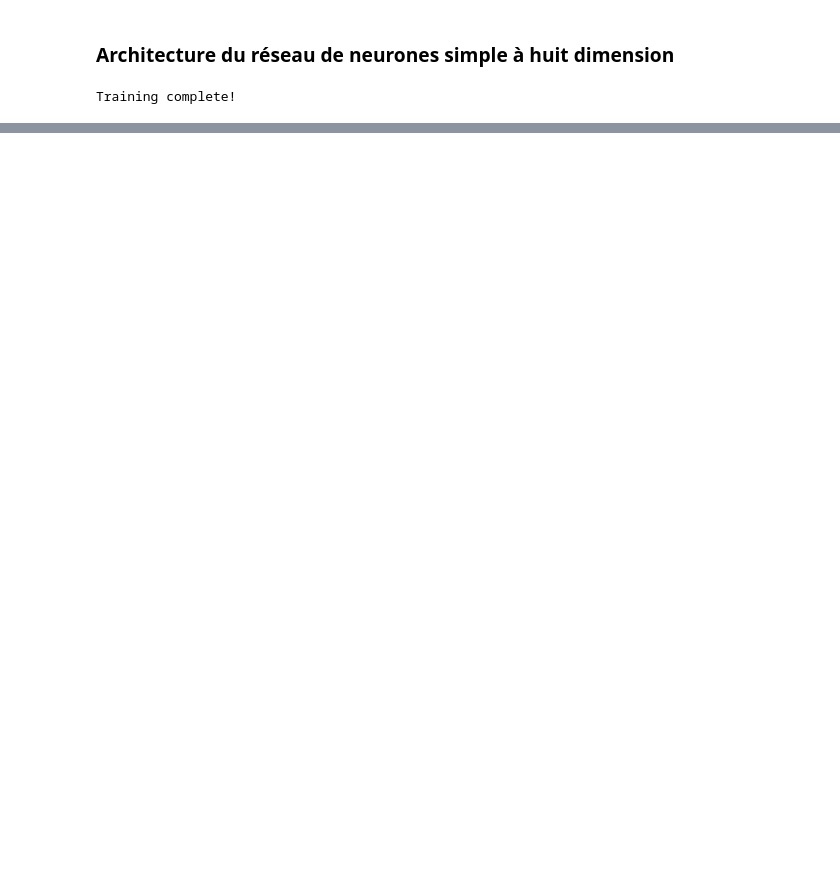
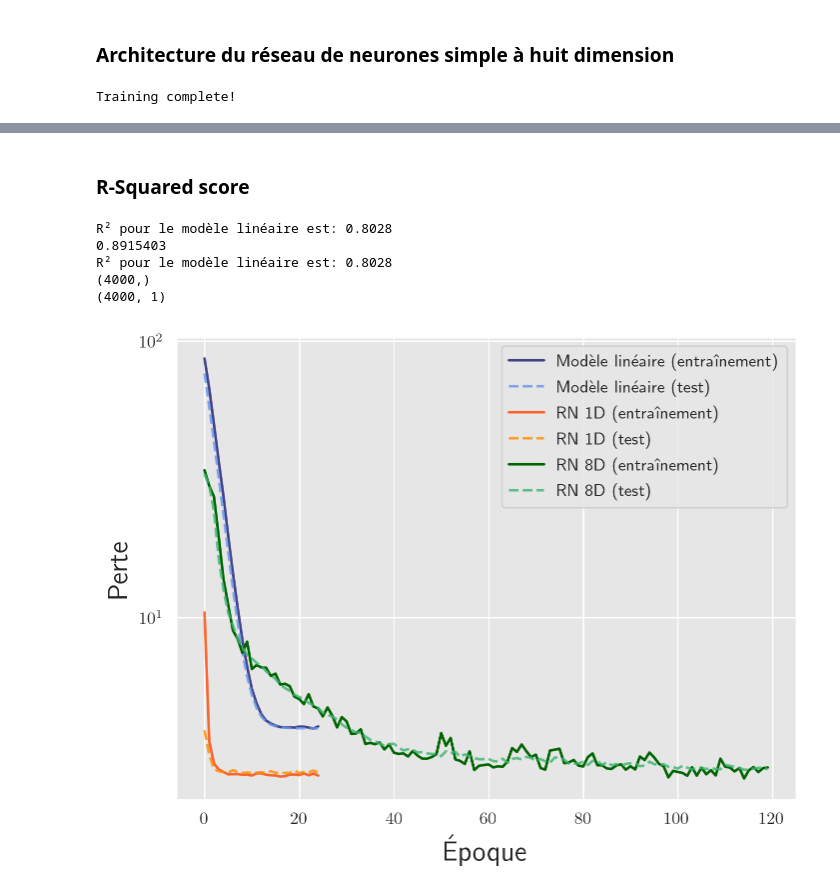
Before and after one commit to evecastonguay/laboratoire3, a Jupyter notebook: L96_Exp4_Training.ipynb, the cells around one changed output, grey strips where cells are left out. Cells and saved outputs as stored; diff of their text form; code cells hidden in the pictures; blank space fills up the shorter version.

Commit message:
R-Squared score

```diff
--- a/L96_Exp4_Training.ipynb
+++ b/L96_Exp4_Training.ipynb
@@ -459,3 +478,81 @@ plt.show();
+# %% [markdown]
+### R-Squared score
+# %%
+# Méthode 1: https://scikit-learn.org/stable/modules/generated/sklearn.metrics.r2_score.html
+import sklearn
+from sklearn.metrics import r2_score
+r_squared_linear_1 = r2_score(subgrid_tend_test[:, 1], predictions_linear.detach().numpy()) # .detach().numpy()
+#print(f"R² pour le modèle linéaire est: {r_squared_linear_1:.4f}")
+
+# Méthode 2:  (from SO, pas bon)
+import statsmodels.api as sm
+r_squared_linear_2 = sm.OLS(subgrid_tend_test[:, 1], predictions_linear.detach().numpy()).fit()
+#print(r_squared_linear_2.rsquared)
+
+# Méthode 3: https://journals.ametsoc.org/view/journals/wefo/37/8/WAF-D-22-0070.1.xml (résultat identique à la méthode 1)
+def get_r2(y,yhat):
+    """ Calcualte the coef. of determination (R^2) """
+    ybar = np.mean(y)
+    return 1 - (np.sum((y-yhat)**2))/(np.sum((y-ybar)**2))
+r_squared_linear_3 = get_r2(subgrid_tend_test[:, 1], predictions_linear.squeeze().detach().numpy())
+#print(f"R² pour le modèle linéaire est: {r_squared_linear_3:.4f}")
+
+# https://www.geeksforgeeks.org/machine-learning/ml-r-squared-in-regression-analysis/
+# https://en.wikipedia.org/wiki/Coefficient_of_determination
+# The value of R-square lies between 0 to 1. Where we get R-square equals 1 when the model perfectly fits the data.
+# Also known as the coefficient of determination
+# It explains unaccounted variability in the dependent y after predicting these values from an independent variable in the model
+# Is the Pearson correlation coefficient squared only when used on simple linear regression
+# Comparing Y_pred to Y_true
+
+# Usage de la méthode 1
+## Modèle linéaire
+r_squared_linear = r2_score(subgrid_tend_test[:, 1], predictions_linear.detach().numpy()) # .detach().numpy()
+print(f"R² pour le modèle linéaire est: {r_squared_linear:.4f}")
+
+## RN 1D
+r_squared_1D = r2_score(subgrid_tend_test[:, 1], predictions_nn.detach().numpy()) # .detach().numpy()
+print(f"R² pour le RN 1D est: {r_squared_1D:.4f}")
+
+## RN 8D
+# Faire les prédictions
+predictions_nonlocal = nonlocal_nn_network(
+    torch.unsqueeze(torch.from_numpy(np.reshape(X_true_test[:, 1], -1)), 1)
+)
+# Calculer le score
+r_squared_8D = r2_score(subgrid_tend_test[:, 1], predictions_nonlocal.detach().numpy()) # .detach().numpy()
+print(f"R² pour le RN 8D est: {r_squared_8D:.4f}")
+# %% [output]
+R² pour le modèle linéaire est: 0.8028
+0.8915403
+R² pour le modèle linéaire est: 0.8028
+(4000,)
+(4000, 1)
+# %%
+sns.set_style("darkgrid", {"axes.facecolor": "0.9"})
+
+plt.figure(dpi=250)
+
+plt.plot(train_loss_linear, label="Modèle linéaire (entraînement)", color='midnightblue', alpha=0.8)
+plt.plot(test_loss_linear, linestyle="--", label="Modèle linéaire (test)", color='cornflowerblue', alpha=0.8)
+
+plt.plot(train_loss_nn, label="RN 1D (entraînement)", color='orangered', alpha=0.8)
+plt.plot(test_loss_nn, linestyle="--", label="RN 1D (test)", color='darkorange', alpha=0.8)
+
+plt.plot(train_loss_nonlocal, label="RN 8D (entraînement)", color='darkgreen')
+plt.plot(test_loss_nonlocal, linestyle="--", label="RN 8D (test)", color='mediumseagreen', alpha=0.8)
+
+plt.legend()
+plt.xlabel("Époque", fontsize=16)
+plt.ylabel("Perte", fontsize=16)
+plt.yscale("log")
+#plt.title("Loss vs Epochs")
+#plt.grid()
+#plt.show();
+
+plt.savefig('/Users/evecastonguay/Desktop/Labo/E_04/Figures/l18_loss_initial.png',dpi=500)
+# %% [output]
+[figure, added]
 # %%
 # Save the trained networks
 save_path = "non_local_NN.pth"
```
Also changed, not shown: parts of 17 cells of this notebook.
